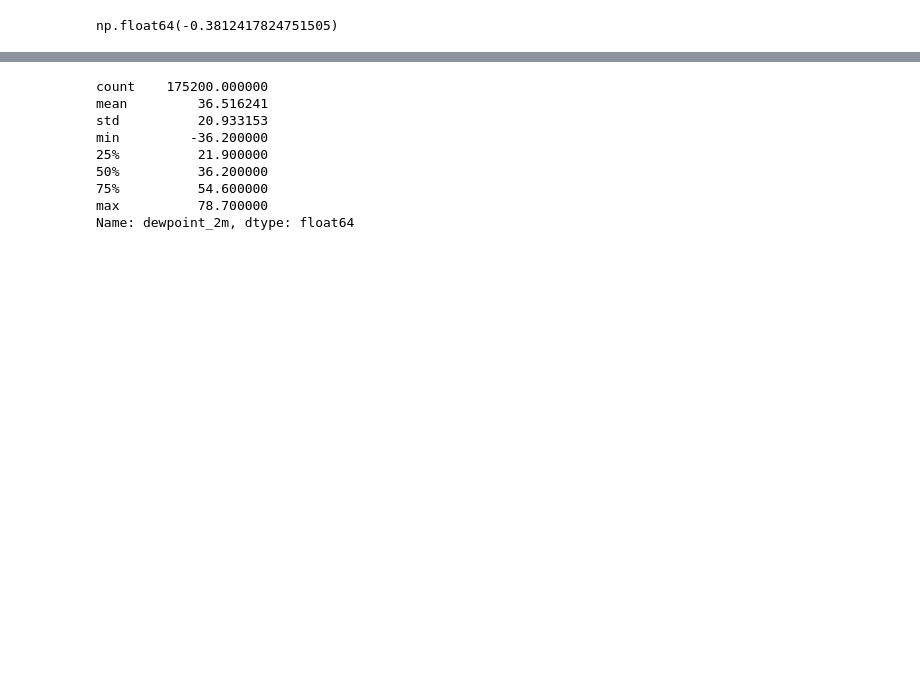
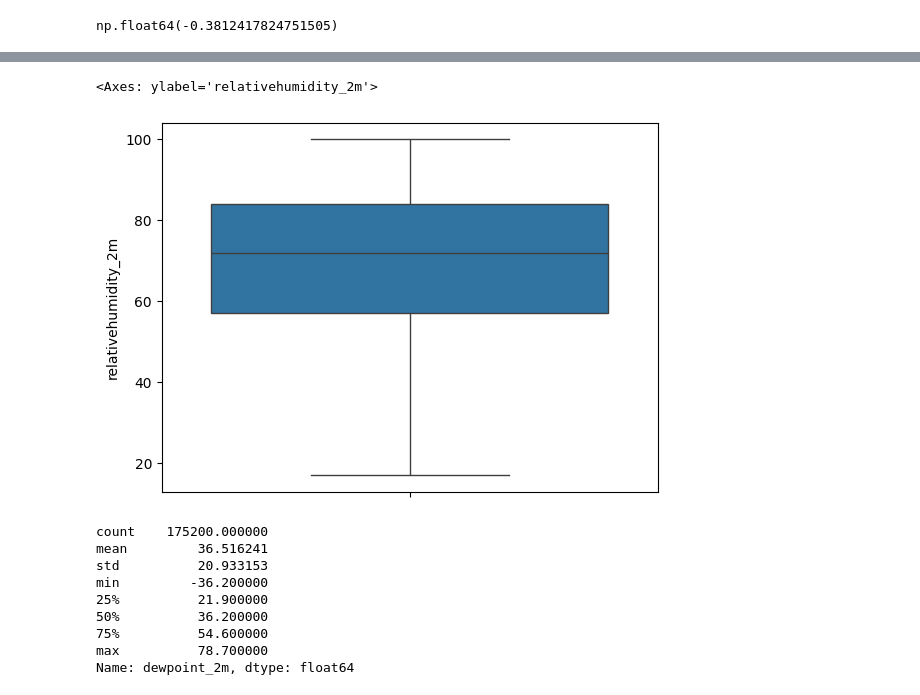
Before and after one commit to Tanishqsahu/new, a Jupyter notebook: climateeda.ipynb, the cells around one changed output, grey strips where cells are left out. Drawn from its saved outputs; the diff is of its cells as text; code cells hidden in the pictures; blank space fills up the shorter version.

```diff
--- a/climateeda.ipynb
+++ b/climateeda.ipynb
@@ -288,3 +301,8 @@ Relative humidity
+# %%
+sns.boxplot(combined_df_cleaned['relativehumidity_2m'])
+# %% [output]
+<Axes: ylabel='relativehumidity_2m'>
+[figure, added]
 # %%
 combined_df['dewpoint_2m'].describe()
 # %% [output]
```
Also changed, not shown: parts of 4 cells of this notebook.
